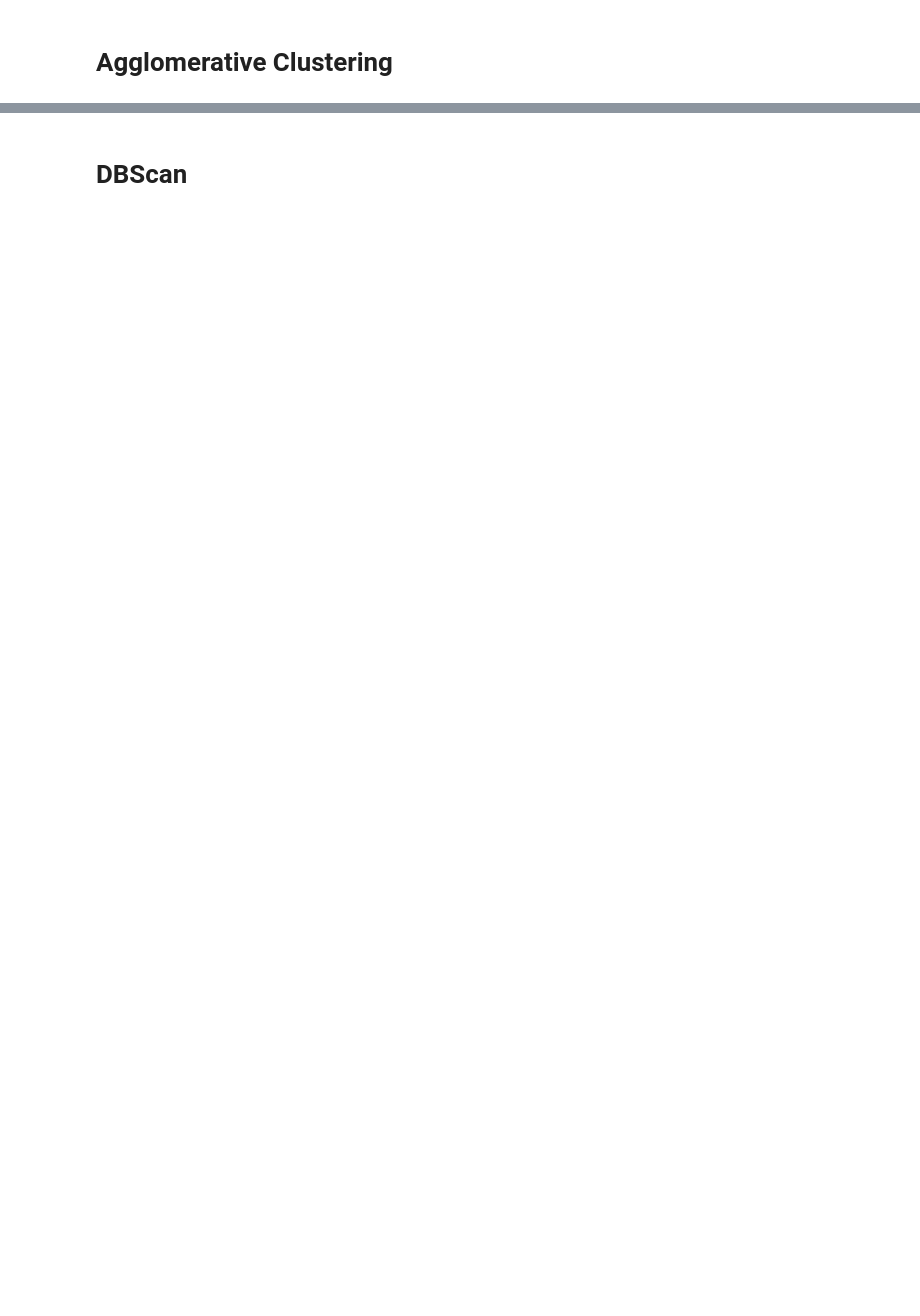
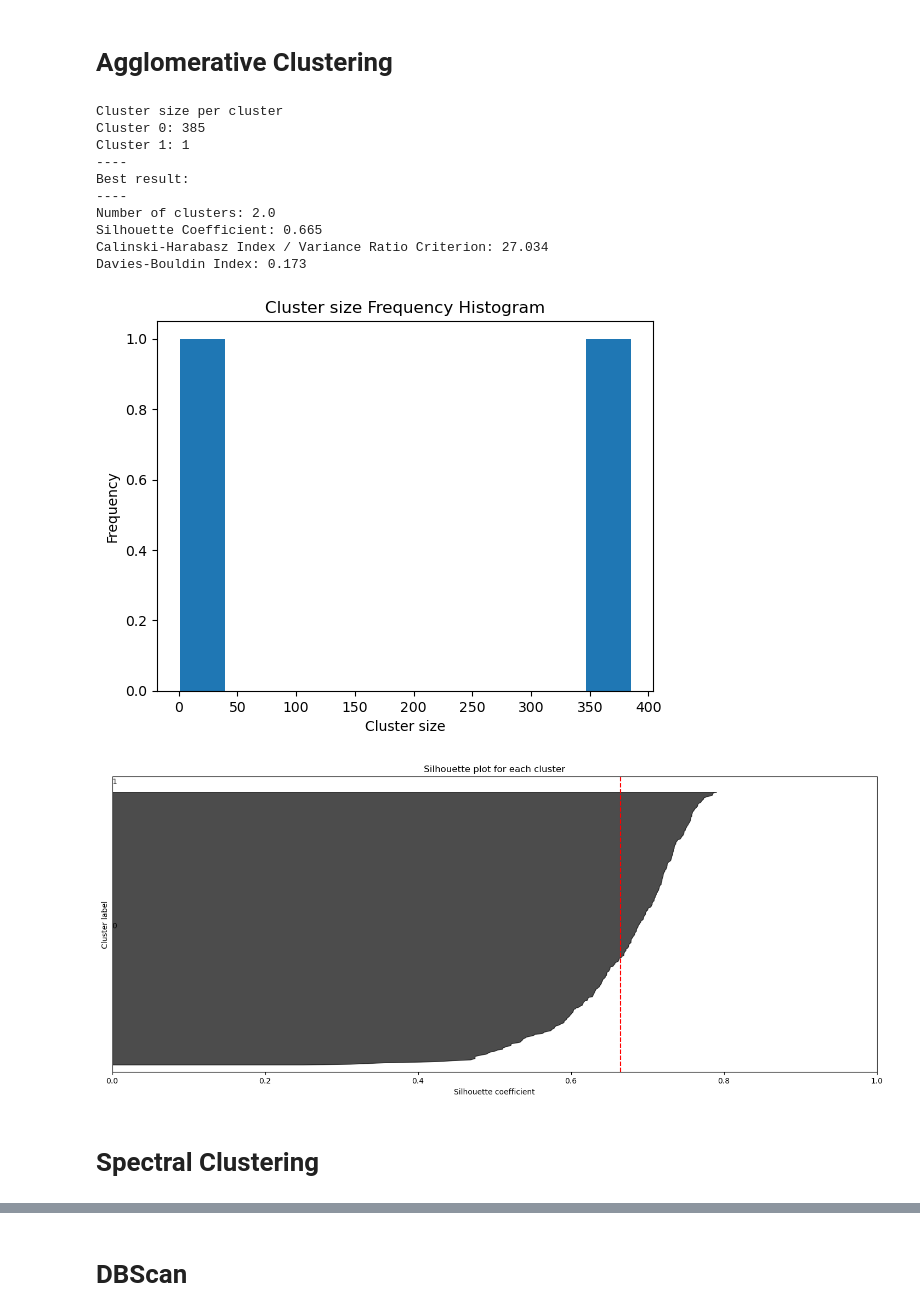
Before and after one commit to GvKonijnenburg/ipw, a Jupyter notebook: ipw_clusterer/notebook/IPW_Clustering.ipynb, the cells around one changed output, grey strips where cells are left out. Drawn from its saved outputs; the diff is of its cells as text; code cells hidden in the pictures; blank space fills up the shorter version.

```diff
--- a/ipw_clusterer/notebook/IPW_Clustering.ipynb
+++ b/ipw_clusterer/notebook/IPW_Clustering.ipynb
@@ -257,0 +204,17 @@ ipw.plots.silhouette(dist_matrix, ac_labels)
+# %%
+ipw.models.output(dist_matrix, ac_results, ac_labels)
+# %% [output]
+Cluster size per cluster
+Cluster 0: 385
+Cluster 1: 1
+----
+Best result:
+----
+Number of clusters: 2.0
+Silhouette Coefficient: 0.665
+Calinski-Harabasz Index / Variance Ratio Criterion: 27.034
+Davies-Bouldin Index: 0.173
+[figure, added]
+[figure, added]
+# %% [markdown]
+# Spectral Clustering
```
Also changed, not shown: parts of 19 cells of this notebook, 25 other files.
